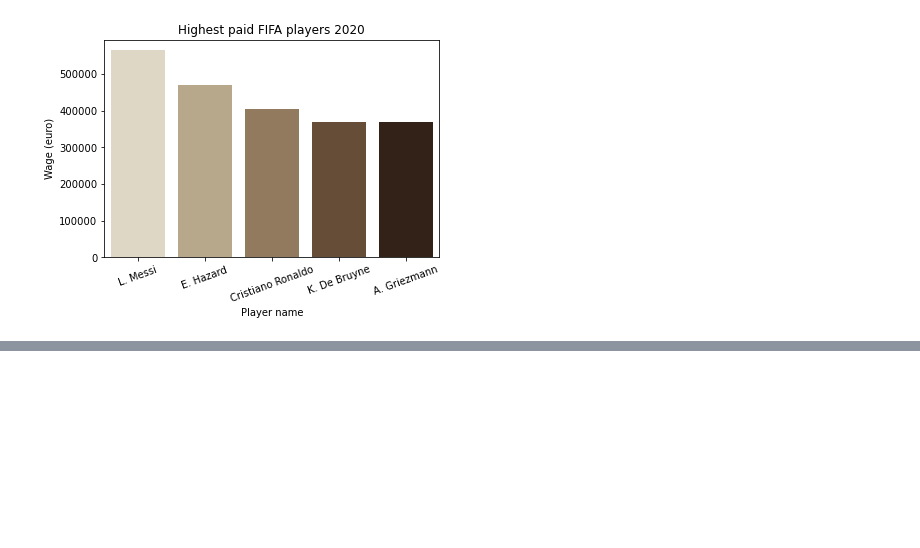
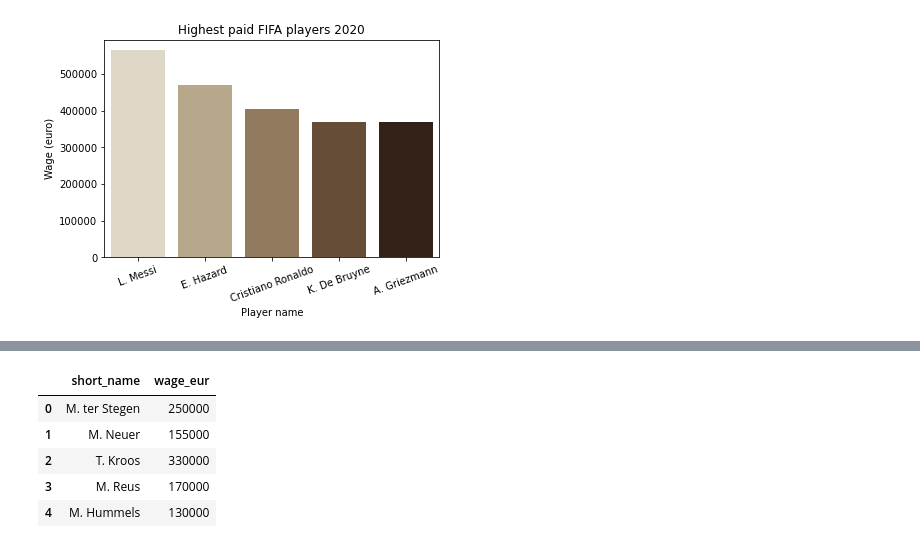
Before and after one commit to AddisonS44/Data-Project-1, a Jupyter notebook: Data Project 1.ipynb, the cells around one changed output, grey strips where cells are left out. Cells and saved outputs as stored; diff of their text form; code cells hidden in the pictures; blank space fills up the shorter version.

```diff
--- a/Data Project 1.ipynb
+++ b/Data Project 1.ipynb
@@ -144,0 +178,12 @@ plt.show()
+# %%
+#12. Show short name and wages of top 5 Germany players.
+
+german_overall_limit = german_players_df.overall[4]
+german_players_df[['short_name', 'wage_eur']][german_players_df.overall >= german_overall_limit]
+# %% [output]
+|  | short_name | wage_eur |
+| 0 | M. ter Stegen | 250000 |
+| 1 | M. Neuer | 155000 |
+| 2 | T. Kroos | 330000 |
+| 3 | M. Reus | 170000 |
+| 4 | M. Hummels | 130000 |
```
Also changed, not shown: parts of 13 cells of this notebook.
